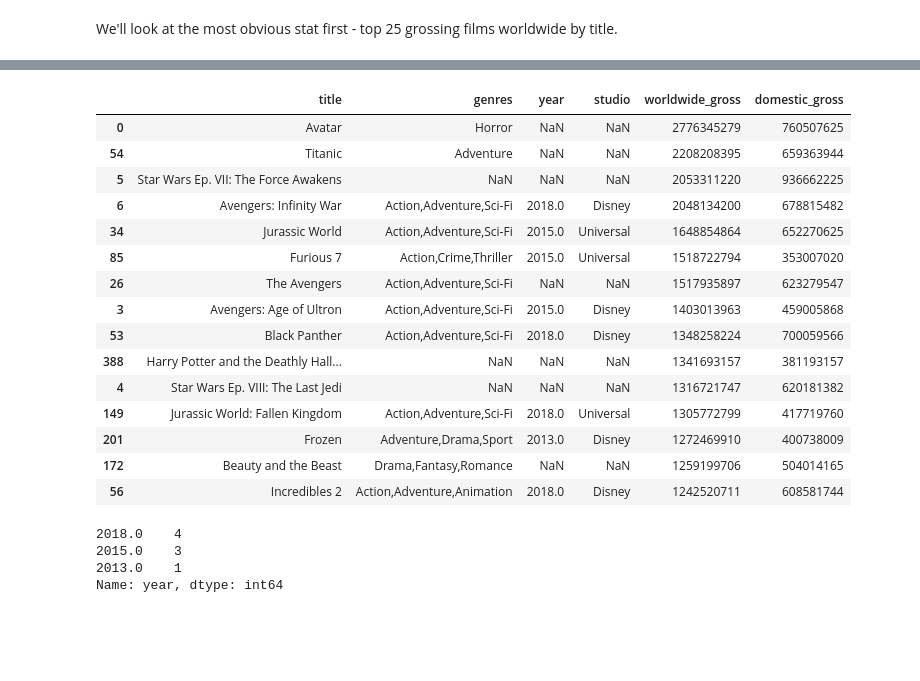
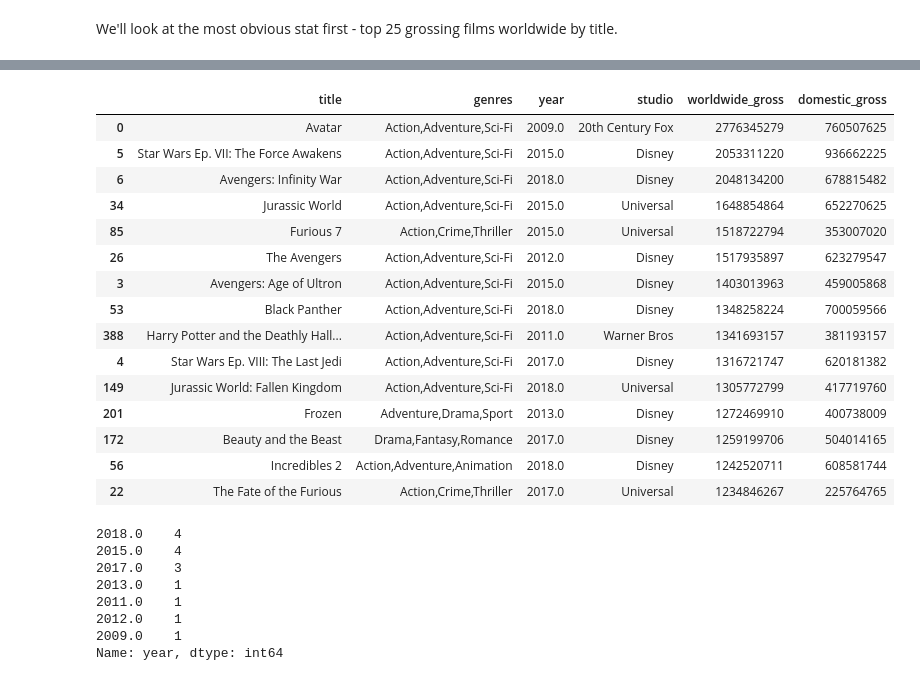
Before and after one commit to jeffbeech/Movies-by-Microsoft, a Jupyter notebook: jeff_notebook.ipynb, the cells around one changed output, grey strips where cells are left out. Drawn from its saved outputs; the diff is of its cells as text; code cells hidden in the pictures; blank space fills up the shorter version.

```diff
--- a/jeff_notebook.ipynb
+++ b/jeff_notebook.ipynb
@@ -487,0 +487,41 @@ We'll look at the most obvious stat first - top 25 grossing films worldwide by t
+# %%
+#Hard coding to add missing values
+
+df_replace_na = df_all3.nlargest(25,'worldwide_gross')
+df_replace_na_select = df_replace_na[['title', 'genres', 'year', 'studio','worldwide_gross', 'domestic_gross']]
+
+# Avatar
+df_replace_na_select.at[df_replace_na_select.index[0], 'genres'] = 'Action,Adventure,Sci-Fi'
+df_replace_na_select.at[df_replace_na_select.index[0], 'year'] = '2009'
+df_replace_na_select.at[df_replace_na_select.index[0], 'studio'] = '20th Century Fox'
+
+# Titanic
+df_replace_na_select.at[df_replace_na_select.index[1], 'year'] = '1997'
+df_replace_na_select.at[df_replace_na_select.index[1], 'studio'] = 'Paramount'
+
+# Star Wars VII
+df_replace_na_select.at[df_replace_na_select.index[2], 'genres'] = 'Action,Adventure,Sci-Fi'
+df_replace_na_select.at[df_replace_na_select.index[2], 'year'] = '2015'
+df_replace_na_select.at[df_replace_na_select.index[2], 'studio'] = 'Disney'
+
+# The Avengers
+df_replace_na_select.at[df_replace_na_select.index[6], 'year'] = '2012'
+df_replace_na_select.at[df_replace_na_select.index[6], 'studio'] = 'Disney'
+
+# Harry Potter - Deathly Hallows 2
+df_replace_na_select.at[df_replace_na_select.index[9], 'genres'] = 'Action,Adventure,Sci-Fi'
+df_replace_na_select.at[df_replace_na_select.index[9], 'year'] = '2011'
+df_replace_na_select.at[df_replace_na_select.index[9], 'studio'] = 'Warner Bros'
+
+# Star Wars VIII
+df_replace_na_select.at[df_replace_na_select.index[10], 'genres'] = 'Action,Adventure,Sci-Fi'
+df_replace_na_select.at[df_replace_na_select.index[10], 'year'] = '2017'
+df_replace_na_select.at[df_replace_na_select.index[10], 'studio'] = 'Disney'
+
+# Beauty and the Beast
+df_replace_na_select.at[df_replace_na_select.index[13], 'year'] = '2017'
+df_replace_na_select.at[df_replace_na_select.index[13], 'studio'] = 'Disney'
+
+df_replace_na_select = df_replace_na_select[df_replace_na_select['year'] >= 2008]
+# df_replace_na_select['year'] > 2008
+df_replace_na_select
@@ -488,29 +546,33 @@ We'll look at the most obvious stat first - top 25 grossing films worldwide by t
 # %%
-df_topwwg = df_all3.nlargest(15,'worldwide_gross') # top 25 films sorted by 'worldwide_gross'
+df_topwwg = df_replace_na_select.nlargest(15,'worldwide_gross') # top 25 films sorted by 'worldwide_gross'
 # df_topwwg['worldwide_gross'] = ['${:.2f}M'.format(x) for x in df_topwwg['worldwide_gross']/10000000]
 df_topwwg_select = df_topwwg[['title', 'genres', 'year', 'studio','worldwide_gross', 'domestic_gross']]
 df_topwwg_select
 # %% [output]
 |  | title | genres | year | studio | worldwide_gross | domestic_gross |
-| 0 | Avatar | Horror | NaN | NaN | 2776345279 | 760507625 |
-| 54 | Titanic | Adventure | NaN | NaN | 2208208395 | 659363944 |
-| 5 | Star Wars Ep. VII: The Force Awakens | NaN | NaN | NaN | 2053311220 | 936662225 |
+| 0 | Avatar | Action,Adventure,Sci-Fi | 2009.0 | 20th Century Fox | 2776345279 | 760507625 |
+| 5 | Star Wars Ep. VII: The Force Awakens | Action,Adventure,Sci-Fi | 2015.0 | Disney | 2053311220 | 936662225 |
 | 6 | Avengers: Infinity War | Action,Adventure,Sci-Fi | 2018.0 | Disney | 2048134200 | 678815482 |
 | 34 | Jurassic World | Action,Adventure,Sci-Fi | 2015.0 | Universal | 1648854864 | 652270625 |
 | 85 | Furious 7 | Action,Crime,Thriller | 2015.0 | Universal | 1518722794 | 353007020 |
-| 26 | The Avengers | Action,Adventure,Sci-Fi | NaN | NaN | 1517935897 | 623279547 |
+| 26 | The Avengers | Action,Adventure,Sci-Fi | 2012.0 | Disney | 1517935897 | 623279547 |
 | 3 | Avengers: Age of Ultron | Action,Adventure,Sci-Fi | 2015.0 | Disney | 1403013963 | 459005868 |
 | 53 | Black Panther | Action,Adventure,Sci-Fi | 2018.0 | Disney | 1348258224 | 700059566 |
-| 388 | Harry Potter and the Deathly Hall... | NaN | NaN | NaN | 1341693157 | 381193157 |
-| 4 | Star Wars Ep. VIII: The Last Jedi | NaN | NaN | NaN | 1316721747 | 620181382 |
+| 388 | Harry Potter and the Deathly Hall... | Action,Adventure,Sci-Fi | 2011.0 | Warner Bros | 1341693157 | 381193157 |
+| 4 | Star Wars Ep. VIII: The Last Jedi | Action,Adventure,Sci-Fi | 2017.0 | Disney | 1316721747 | 620181382 |
 | 149 | Jurassic World: Fallen Kingdom | Action,Adventure,Sci-Fi | 2018.0 | Universal | 1305772799 | 417719760 |
 | 201 | Frozen | Adventure,Drama,Sport | 2013.0 | Disney | 1272469910 | 400738009 |
-| 172 | Beauty and the Beast | Drama,Fantasy,Romance | NaN | NaN | 1259199706 | 504014165 |
+| 172 | Beauty and the Beast | Drama,Fantasy,Romance | 2017.0 | Disney | 1259199706 | 504014165 |
 | 56 | Incredibles 2 | Action,Adventure,Animation | 2018.0 | Disney | 1242520711 | 608581744 |
+| 22 | The Fate of the Furious | Action,Crime,Thriller | 2017.0 | Universal | 1234846267 | 225764765 |
 # %%
 df_topwwg_select['year'].value_counts() # checking the range of years
 # %% [output]
 2018.0    4
-2015.0    3
+2015.0    4
+2017.0    3
 2013.0    1
+2011.0    1
+2012.0    1
+2009.0    1
 Name: year, dtype: int64
```
Also changed, not shown: parts of 11 cells of this notebook, 2 other files.
